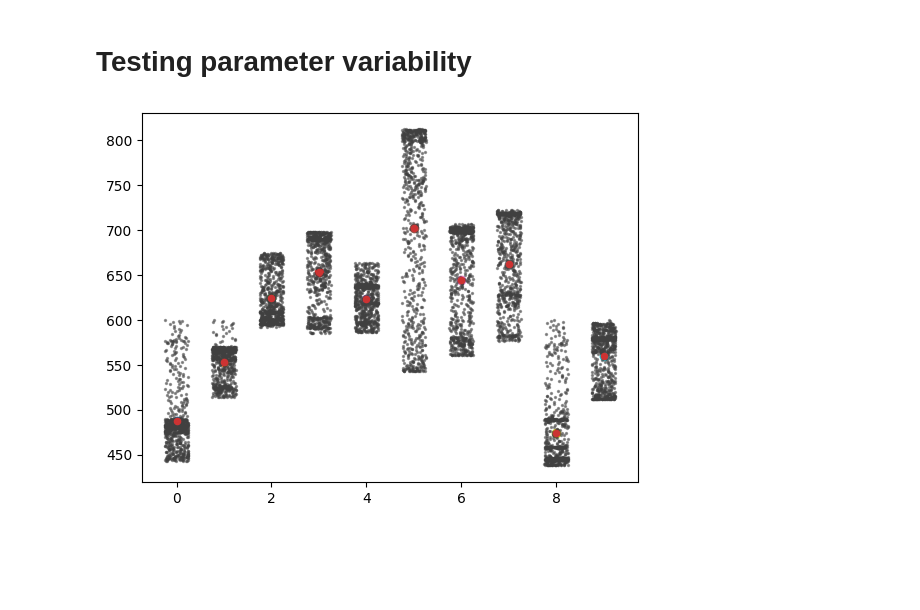
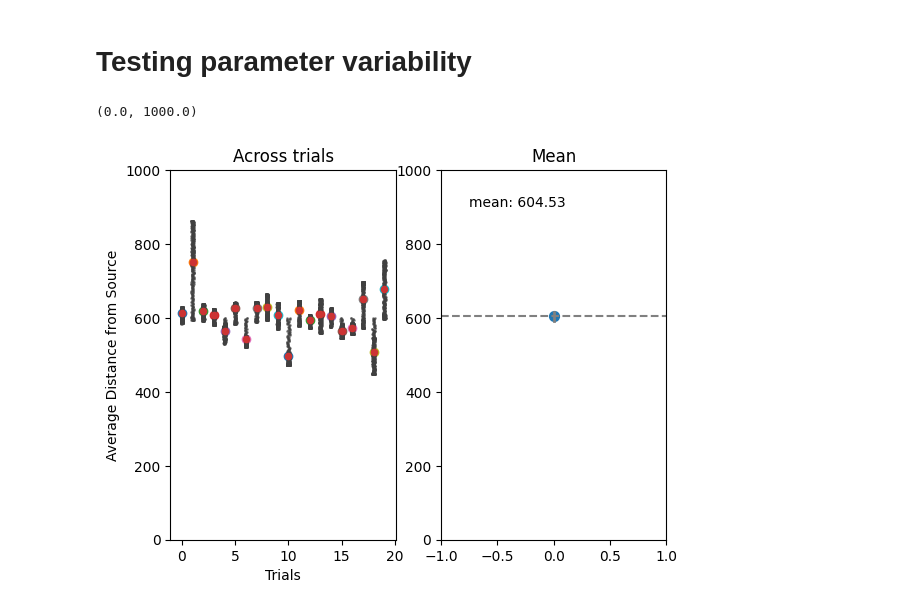
Before and after one commit to mattsmiths/biol470, a Jupyter notebook: week3/wormmi_wormmi_2026.ipynb, the cells around one changed output. Saved outputs shown, nothing was run; the diff lists cells and outputs as text; code cells hidden in the pictures; blank space fills up the shorter version.

Commit message:
Updates with iterative plots

```diff
--- a/week3/wormmi_wormmi_2026.ipynb
+++ b/week3/wormmi_wormmi_2026.ipynb
@@ -24,7 +24,7 @@ V_max_plot = -45.0                     # plot scale max
 tau_m_frames = 20.0                    # membrane time constant (frames)
 alpha = math.exp(-1.0 / tau_m_frames)  # decay factor per frame
 EPSP_amp_base = 4.0                    # mV per contact; scaled by odor intensity (0..1)
-mem_noise_std = 5.5                    # mV noise
+mem_noise_std = 0.5                    # mV noise
 refractory_frames = 5                  # frames of absolute refractory
 
 # Motor burst upon spike
@@ -485,10 +485,10 @@ AP_turn_duration = 6                   # frames
 starting_point = [100,500]
 # %%
 #@title How many iterations?
-loops = 10#@param {type:"integer"}
+loops = 20#@param {type:"integer"}
 # %%
 
-#@title Baseline wormmi wormmi
+#@title Looping wormmi wormmi
 """
 Simulated worm with a minimal nervous system:
 - Odor packets (moving circles) form a sparse, dynamic odor field.
@@ -885,12 +885,36 @@ for interaction_step in np.arange(0,loops):
       # Save frame
       #cv.imwrite(os.path.join(OUTDIR, f"{t:04d}.jpg"), frame)
       mean_loop.append(np.mean(dist_store))
+
+mean_loop_out = []
+for ele in np.arange(0,len(mean_loop),time_duration):
+  mean_loop_out.append(mean_loop[ele:ele+time_duration])
-# %%
-bin1 = []
-for ind,ele in enumerate(np.arange(0,len(mean_loop),700)):
-  bin1.append(mean_loop[ele:ele+700])
-  plt.scatter(ind,np.mean(bin1[ind]))
-  plt.scatter((ind-0.25)+(np.random.rand(700)*0.5),bin1[ind],s=2,color=(0.25,0.25,0.25,0.5))
-  plt.scatter(ind,np.mean(bin1[ind]),s=20,color=(0.8,0.2,0.2))
-# %% [output]
-[figure, removed]
+# %%
+#@title Plot Iterative Trials
+bin1 = []
+plt.subplot(1,2,1)
+mm = []
+ss = []
+for ind,ele in enumerate(mean_loop_out):
+  #bin1.append(mean_loop[ele:ele+400])
+  plt.scatter(ind,np.mean(ele))
+  plt.scatter((ind-0.125)+(np.random.rand(time_duration)*0.25),ele,s=1,color=(0.25,0.25,0.25,0.5))
+  plt.scatter(ind,np.mean(ele),s=20,color=(0.8,0.2,0.2))
+  plt.ylabel('Average Distance from Source')
+  plt.xlabel('Trials')
+  plt.title('Across trials')
+  plt.ylim([0,1000])
+  mm.append(np.nanmean(ele))
+
+plt.subplot(1,2,2)
+plt.title('Mean')
+plt.scatter(0,np.nanmean(mm),s=50)
+plt.plot([-1,1],[np.nanmean(mm),np.nanmean(mm)],linewidth=1.5,linestyle='--',color=(0.5,0.5,0.5))
+ss = np.nanstd(mm)/np.sqrt(len(mm))
+plt.plot([0,0],[np.nanmean(mm)-ss,np.nanmean(mm)+ss],linewidth=2,color=(0.5,0.5,0.5))
+plt.text(-0.75,900,'mean: '+str(np.round(np.nanmean(mm),2)))
+plt.xlim([-1,1])
+plt.ylim([0,1000])
+# %% [output]
+(0.0, 1000.0)
+[figure, added]
```
Also changed, not shown: parts of 3 cells of this notebook.
